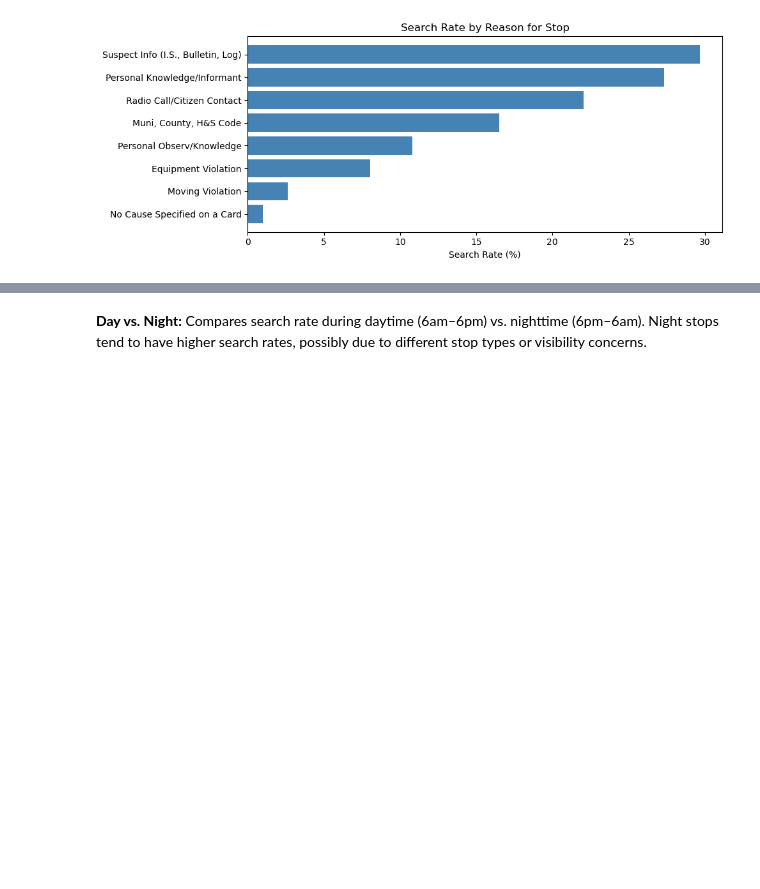
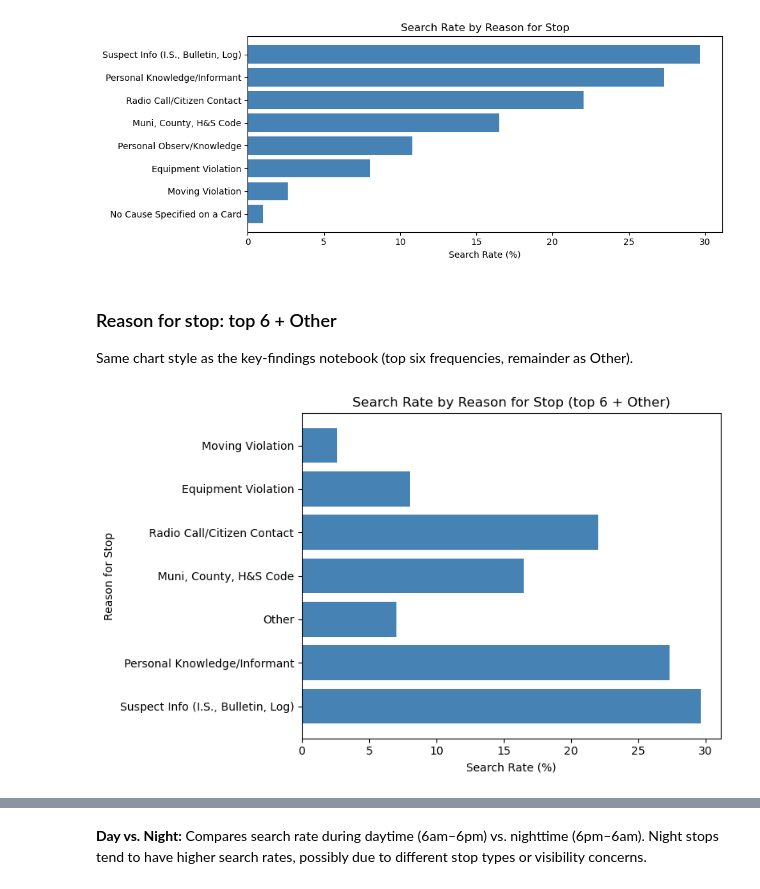
Before and after one commit to utexas-SDS-357/sds357-project-sp26-deployment, a Jupyter notebook: eda.ipynb, the cells around one changed output, grey strips where cells are left out. Cells and saved outputs as stored; diff of their text form; code cells hidden in the pictures; blank space fills up the shorter version.

```diff
--- a/eda.ipynb
+++ b/eda.ipynb
@@ -399,3 +490,27 @@ plt.show()
 1                    Moving Violation  279839     0.026287
 3        No Cause Specified on a Card     402     0.009950
 [figure]
+# %% [markdown]
+### Reason for stop: top 6 + Other
+Same chart style as the key-findings notebook (top six frequencies, remainder as Other).
+# %%
+# Search rate by reason for stop: top 6 + Other
+K = 6
+top_reasons_kf = df["reason_for_stop"].value_counts(dropna=True).head(K).index.tolist()
+reason_grp = df["reason_for_stop"].where(df["reason_for_stop"].isin(top_reasons_kf), "Other")
+reason_df_kf = df.assign(reason_grp=reason_grp).dropna(subset=["reason_grp"])
+reason_rates_kf = reason_df_kf.groupby("reason_grp").agg(
+ n=("search_conducted", "size"),
+ search_rate=("search_conducted", lambda x: x.eq(True).mean()),
+).reset_index().sort_values("n", ascending=True)
+reason_rates_kf = reason_rates_kf.rename(columns={"reason_grp": "reason_for_stop"})
+
+fig, ax = plt.subplots(figsize=(8, 5))
+ax.barh(reason_rates_kf["reason_for_stop"], reason_rates_kf["search_rate"] * 100, color="steelblue")
+ax.set_title("Search Rate by Reason for Stop (top 6 + Other)")
+ax.set_xlabel("Search Rate (%)")
+ax.set_ylabel("Reason for Stop")
+plt.tight_layout()
+plt.show()
+# %% [output]
+[figure, added]
```
Also changed, not shown: parts of 22 cells of this notebook, 7 other files.
